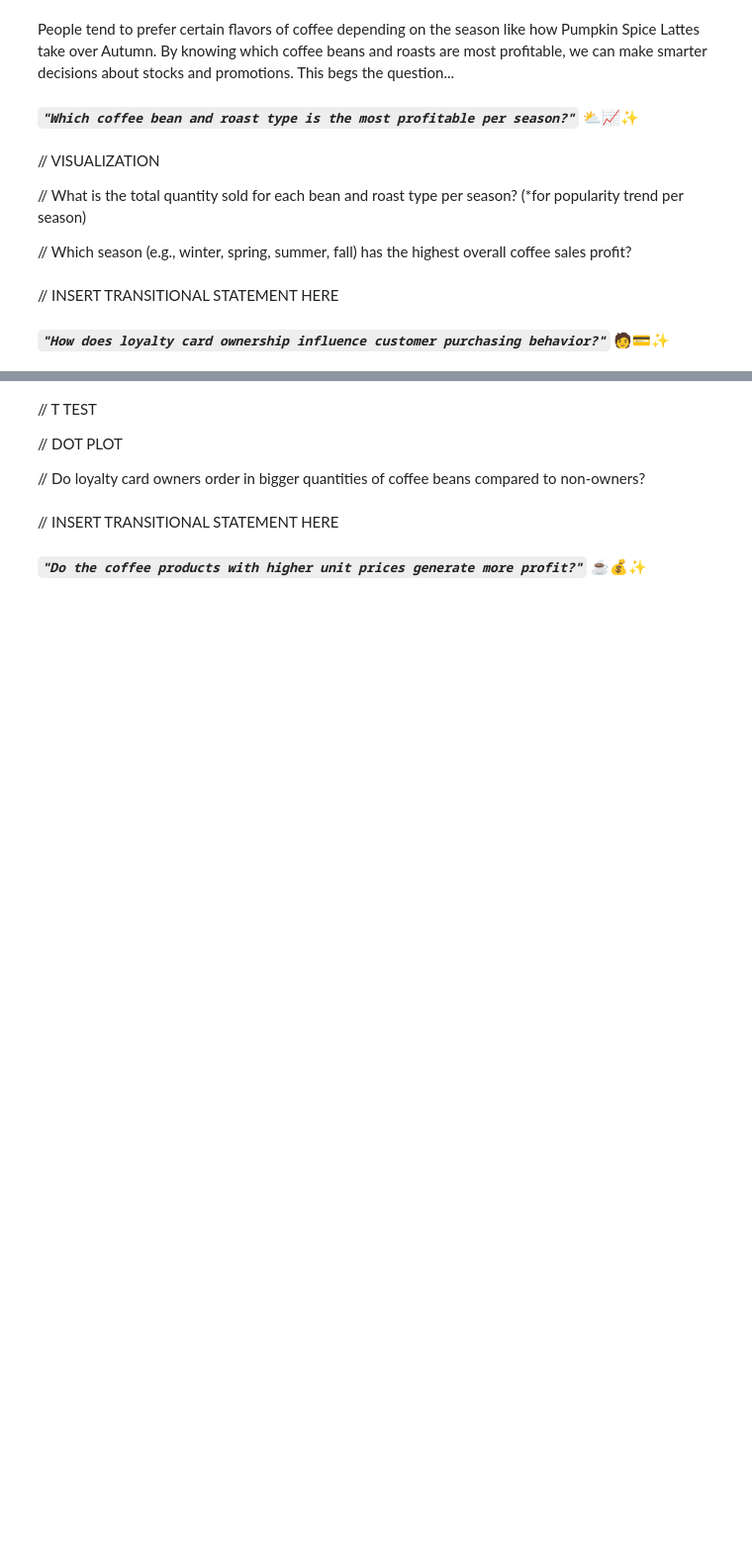
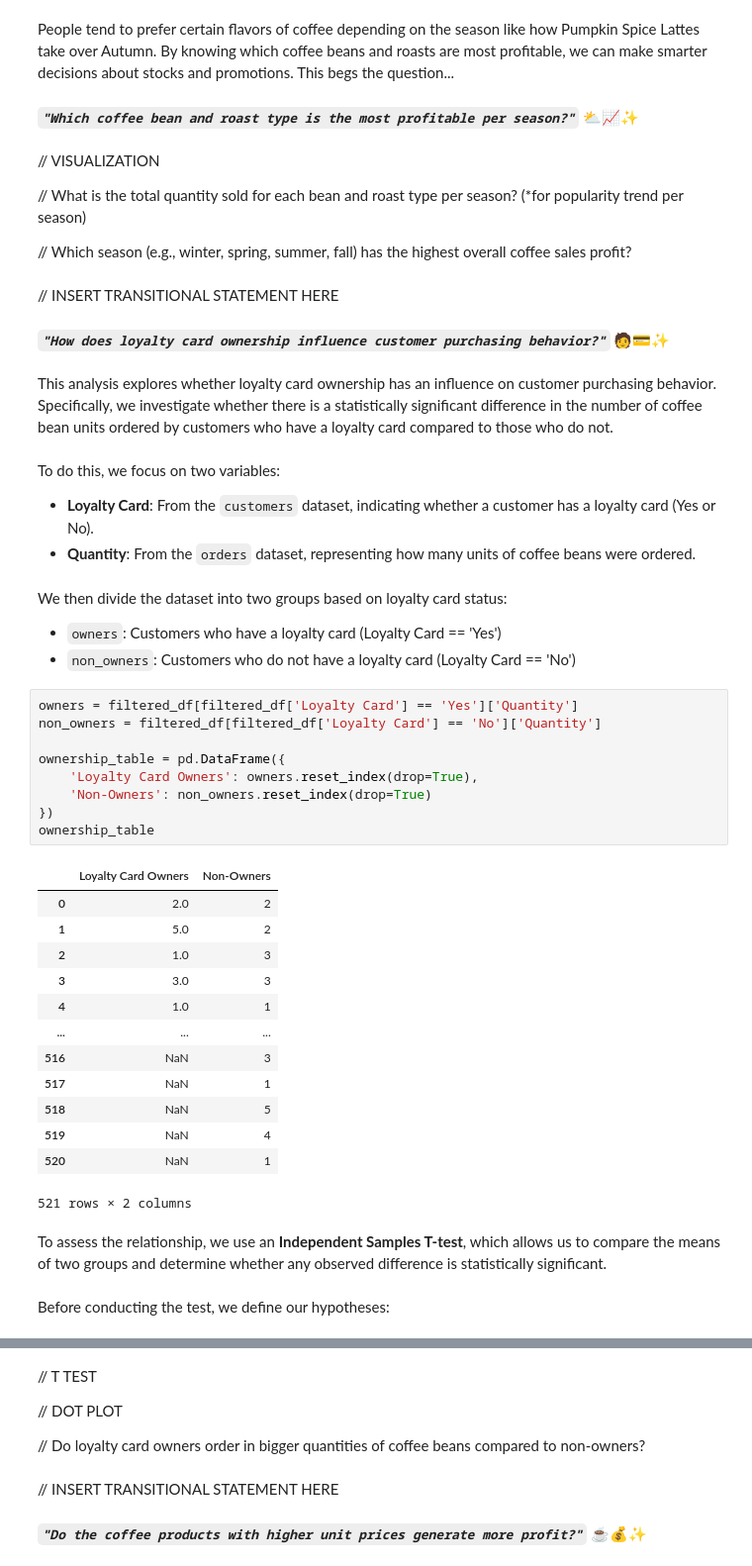
Before and after one commit to Emman-28/CSMODEL-MP, a Jupyter notebook: CSMODEL MP.ipynb, the cells around one changed output, grey strips where cells are left out. Shown: that part at 99% size. Drawn from its saved outputs; the diff is of its cells as text; blank space fills up the shorter version.

```diff
--- a/CSMODEL MP.ipynb
+++ b/CSMODEL MP.ipynb
@@ -179,3 +211,41 @@ People tend to prefer certain flavors of coffee depending on the season like how
 // INSERT TRANSITIONAL STATEMENT HERE
 
 #### _`"How does loyalty card ownership influence customer purchasing behavior?"`_ 🧑💳✨
+# %% [markdown]
+This analysis explores whether loyalty card ownership has an influence on customer purchasing behavior.  Specifically, we investigate whether there is a statistically significant difference in the number of coffee bean units ordered by customers who have a loyalty card compared to those who do not.
+# %% [markdown]
+To do this, we focus on two variables:
+
+- **Loyalty Card**: From the `customers` dataset, indicating whether a customer has a loyalty card (Yes or No).
+- **Quantity**: From the `orders` dataset, representing how many units of coffee beans were ordered.
+# %% [markdown]
+We then divide the dataset into two groups based on loyalty card status:
+- `owners`: Customers who have a loyalty card (Loyalty Card == 'Yes')
+- `non_owners`: Customers who do not have a loyalty card (Loyalty Card == 'No')
+# %%
+owners = filtered_df[filtered_df['Loyalty Card'] == 'Yes']['Quantity']
+non_owners = filtered_df[filtered_df['Loyalty Card'] == 'No']['Quantity']
+
+ownership_table = pd.DataFrame({
+    'Loyalty Card Owners': owners.reset_index(drop=True),
+    'Non-Owners': non_owners.reset_index(drop=True)
+})
+ownership_table
+# %% [output]
+|  | Loyalty Card Owners | Non-Owners |
+| 0 | 2.0 | 2 |
+| 1 | 5.0 | 2 |
+| 2 | 1.0 | 3 |
+| 3 | 3.0 | 3 |
+| 4 | 1.0 | 1 |
+| ... | ... | ... |
+| 516 | NaN | 3 |
+| 517 | NaN | 1 |
+| 518 | NaN | 5 |
+| 519 | NaN | 4 |
+| 520 | NaN | 1 |
+521 rows × 2 columns
+# %% [markdown]
+To assess the relationship, we use an **Independent Samples T-test**, which allows us to compare the means of two groups and determine whether any observed difference is statistically significant.
+# %% [markdown]
+Before conducting the test, we define our hypotheses:
```
Also changed, not shown: parts of 22 cells of this notebook.
